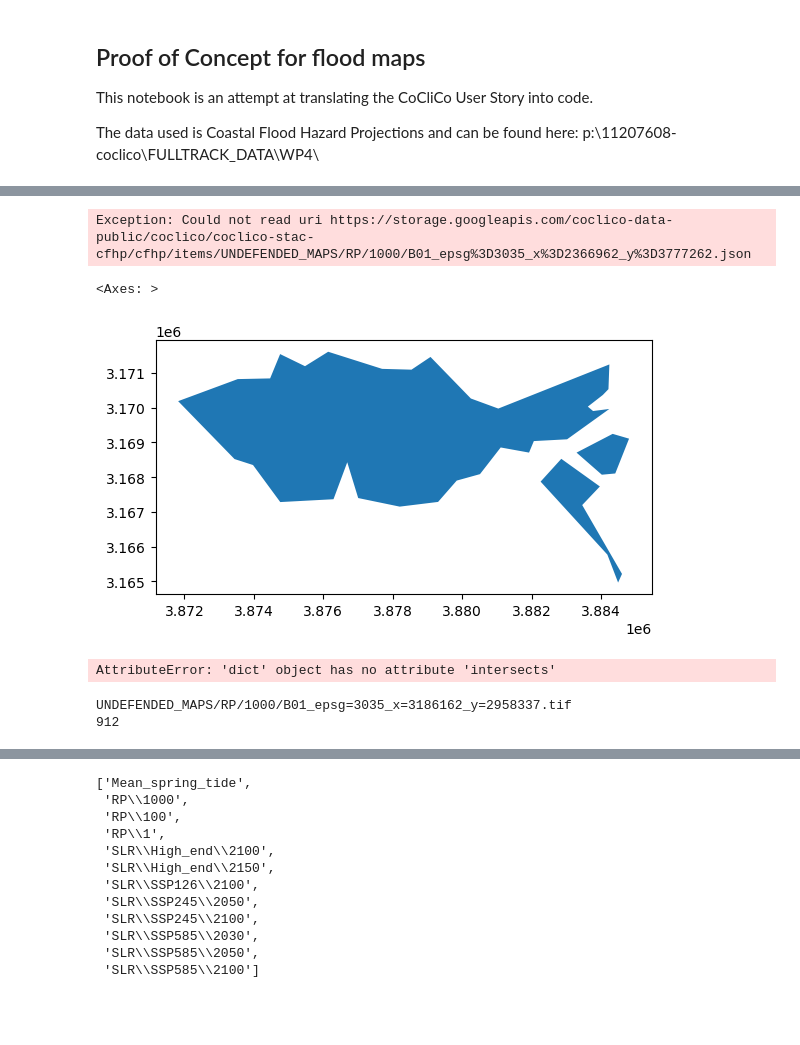
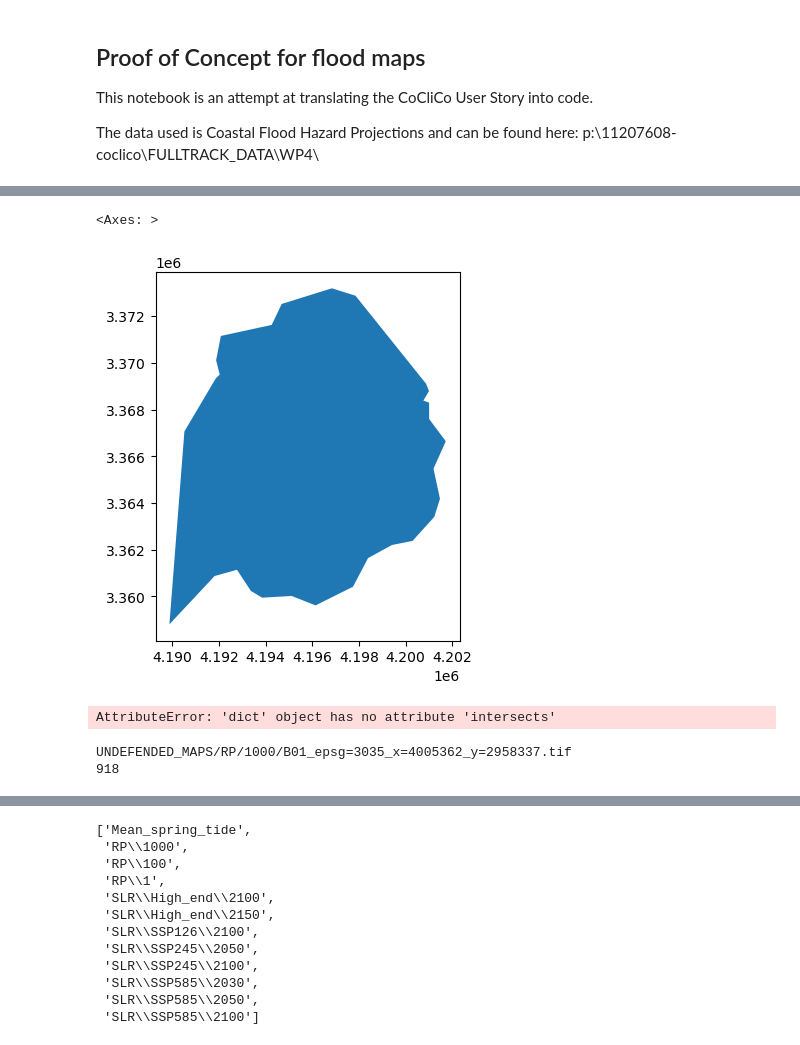
Before and after one commit to openearth/coclico-workbench, a Jupyter notebook: notebooks/POC_cfhp.ipynb, the cells around one changed output, grey strips where cells are left out. Drawn from its saved outputs; the diff is of its cells as text; code cells hidden in the pictures; blank space fills up the shorter version.

```diff
--- a/notebooks/POC_cfhp.ipynb
+++ b/notebooks/POC_cfhp.ipynb
@@ -46,12 +47,6 @@ catalog = pystac_client.Client.open(
     "https://storage.googleapis.com/coclico-data-public/coclico/coclico-stac-cfhp/catalog.json"
 )
 collection = catalog.get_child(id = 'cfhp')
-# %%
-item = pystac.Item.from_file('https://storage.googleapis.com/coclico-data-public/coclico/coclico-stac-cfhp/cfhp/items/UNDEFENDED_MAPS/RP/1000/B01_epsg%3D3035_x%3D2366962_y%3D3777262.json')
-ds = rio.open_rasterio(item.assets['band_data'].href)
-ds
-# %% [output]
-Exception: Could not read uri https://storage.googleapis.com/coclico-data-public/coclico/coclico-stac-cfhp/cfhp/items/UNDEFENDED_MAPS/RP/1000/B01_epsg%3D3035_x%3D2366962_y%3D3777262.json
 # %%
 # Load LAU's
 
@@ -63,14 +58,14 @@ lau_data = gpd.read_file(lau_fp)
 # %%
 # Filter on the Netherlands as an example
 lau_NL = lau_data.loc[lau_data["CNTR_CODE"] == "NL"]
 
 # Select one for testing
-lau = lau_data.loc[lau_data["LAU_NAME"] == "Vlissingen"]
+lau = lau_data.loc[lau_data["LAU_NAME"] == "Varel, Stadt"]
 
 lau.plot()
 # %% [output]
 <Axes: >
-[figure, old version]
+[figure, new version]
 # %%
 # intersecting_items = []
 # for item in collection.get_items():
@@ -82,13 +77,13 @@ AttributeError: 'dict' object has no attribute 'intersects'
 # %%
 for i, item in enumerate(collection.get_all_items()):
 
-    if "UNDEFENDED_MAPS/RP/1000/B01_epsg=3035_x=3186162_y=2958337.tif" in item.id:
+    if "UNDEFENDED_MAPS/RP/1000/B01_epsg=3035_x=4005362_y=2958337.tif" in item.id:
         print(item.id)
         print(i)
         break
 # %% [output]
-UNDEFENDED_MAPS/RP/1000/B01_epsg=3035_x=3186162_y=2958337.tif
-912
+UNDEFENDED_MAPS/RP/1000/B01_epsg=3035_x=4005362_y=2958337.tif
+918
 # %%
 from shapely.geometry import shape
 
```
Also changed, not shown: parts of 13 cells of this notebook.
